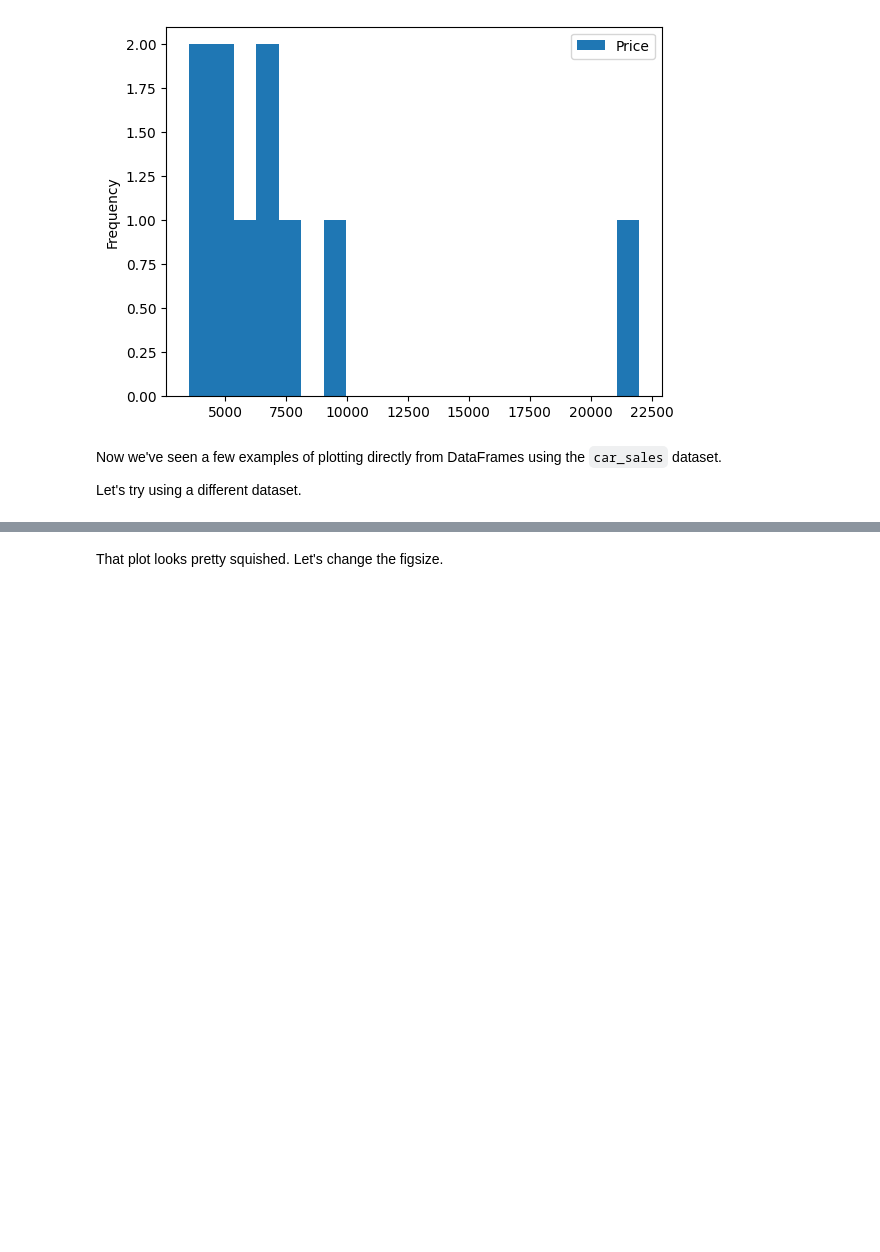
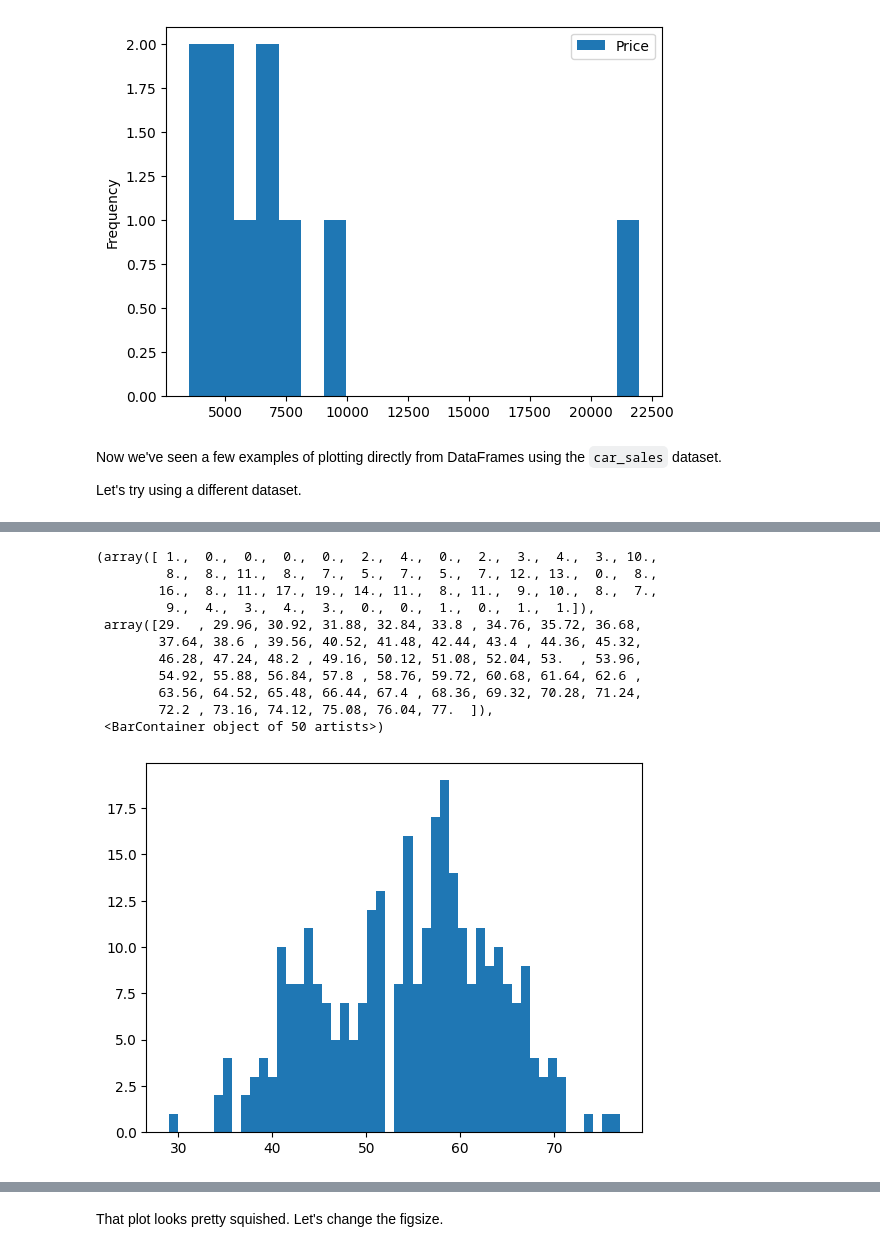
Before and after one commit to leviathan003/Practice_Puzzles, a Jupyter notebook: matplotlib-exercises.ipynb, the cells around one changed output, grey strips where cells are left out. Drawn from its saved outputs; the diff is of its cells as text; code cells hidden in the pictures; blank space fills up the shorter version.

```diff
--- a/matplotlib-exercises.ipynb
+++ b/matplotlib-exercises.ipynb
@@ -372,5 +372,6 @@ Now we've seen a few examples of plotting directly from DataFrames using the `ca
 Let's try using a different dataset.
 # %%
 # Import "../data/heart-disease.csv" and save it to the variable "heart_disease"
+heart_disease = pd.read_csv('./data/heart-disease.csv')
 # %%
 # View the first 10 rows of the heart_disease DataFrame
@@ -377,5 +391,19 @@ Let's try using a different dataset.
 # %%
 # Create a histogram of the "age" column with 50 bins
+plt.hist(heart_disease['age'],50)
+# %% [output]
+(array([ 1.,  0.,  0.,  0.,  0.,  2.,  4.,  0.,  2.,  3.,  4.,  3., 10.,
+         8.,  8., 11.,  8.,  7.,  5.,  7.,  5.,  7., 12., 13.,  0.,  8.,
+        16.,  8., 11., 17., 19., 14., 11.,  8., 11.,  9., 10.,  8.,  7.,
+         9.,  4.,  3.,  4.,  3.,  0.,  0.,  1.,  0.,  1.,  1.]),
+ array([29.  , 29.96, 30.92, 31.88, 32.84, 33.8 , 34.76, 35.72, 36.68,
+        37.64, 38.6 , 39.56, 40.52, 41.48, 42.44, 43.4 , 44.36, 45.32,
+        46.28, 47.24, 48.2 , 49.16, 50.12, 51.08, 52.04, 53.  , 53.96,
+        54.92, 55.88, 56.84, 57.8 , 58.76, 59.72, 60.68, 61.64, 62.6 ,
+        63.56, 64.52, 65.48, 66.44, 67.4 , 68.36, 69.32, 70.28, 71.24,
+        72.2 , 73.16, 74.12, 75.08, 76.04, 77.  ]),
+ <BarContainer object of 50 artists>)
+[figure, added]
 # %%
 # Call plot.hist() on the heart_disease DataFrame and toggle the
 # "subplots" parameter to True
```
Also changed, not shown: parts of 3 cells of this notebook, 3 other files.
